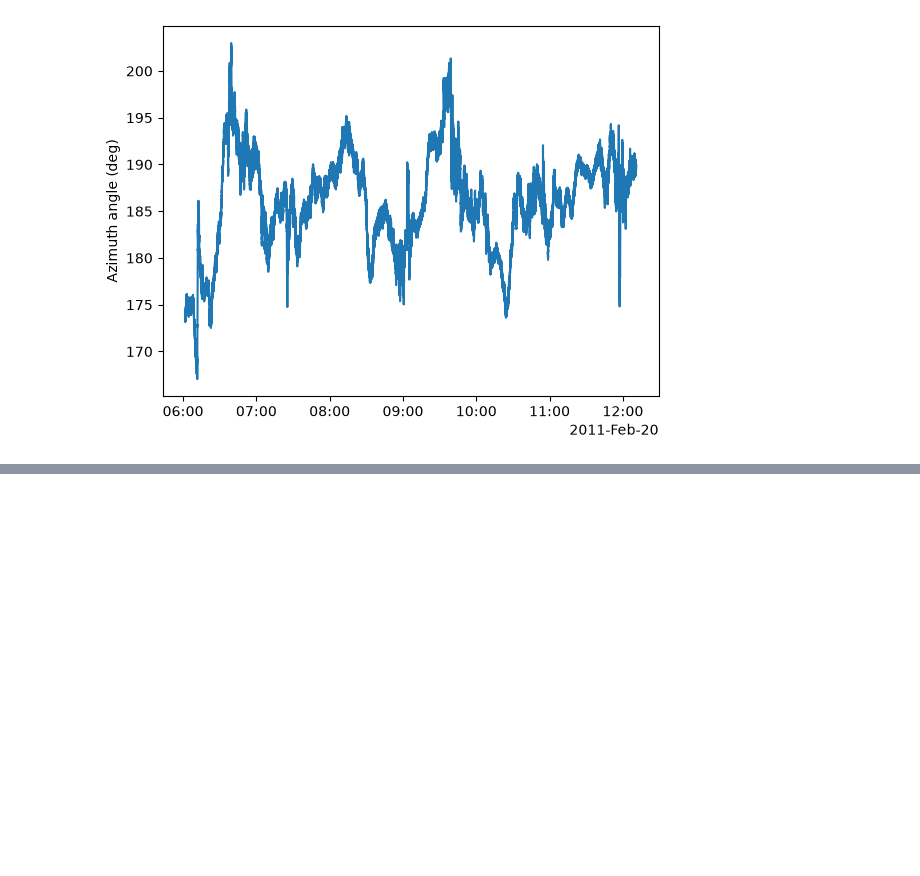
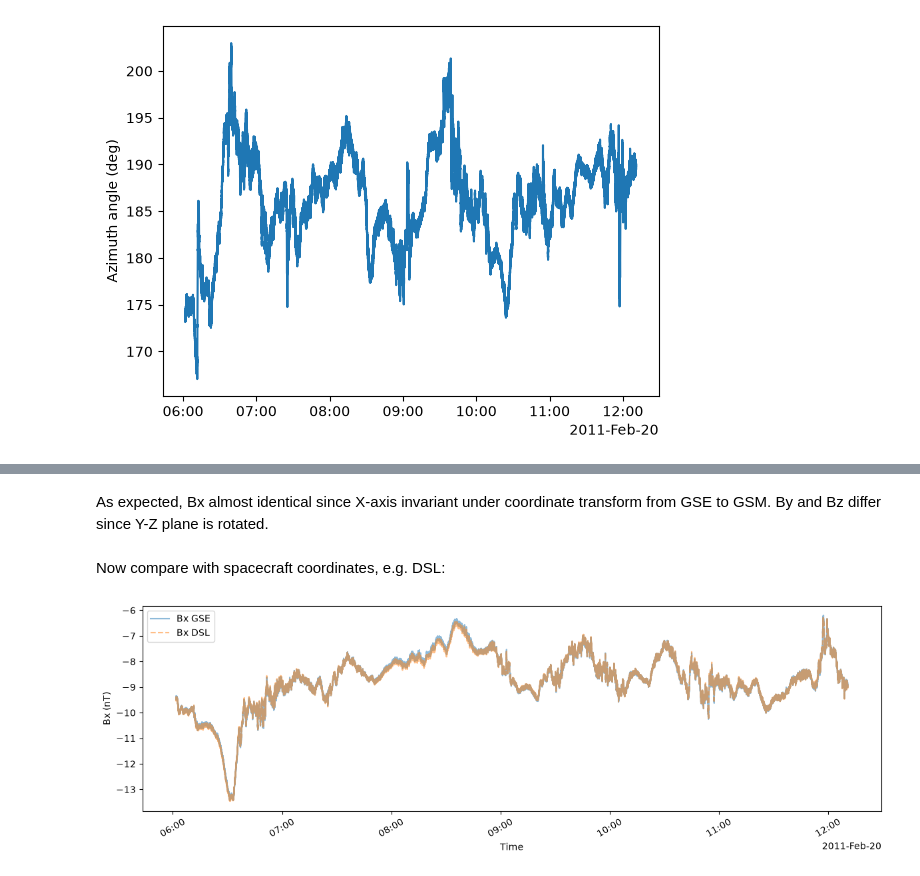
Before and after one commit to yulunwu000/artemis-lunar-plasma, a Jupyter notebook: notebooks/00_pyspedas_test.ipynb, the cells around one changed output, grey strips where cells are left out. Drawn from its saved outputs; the diff is of its cells as text; code cells hidden in the pictures; blank space fills up the shorter version.

```diff
--- a/notebooks/00_pyspedas_test.ipynb
+++ b/notebooks/00_pyspedas_test.ipynb
@@ -280,0 +354,19 @@ Text(0, 0.5, 'Azimuth angle (deg)')
+# %% [markdown]
+As expected, Bx almost identical since X-axis invariant under coordinate transform from GSE to GSM. By and Bz differ since Y-Z plane is rotated.
+# %% [markdown]
+Now compare with spacecraft coordinates, e.g. DSL:
+# %%
+times_dsl, B_dsl, meta_dsl = get_data("thb_fgl_dsl")
+
+plt.figure(figsize=(12, 4))
+plt.plot(dt, B_gse[:, 0], label="Bx GSE", alpha=0.5)
+plt.plot(dt, B_dsl[:, 0], label="Bx DSL", linestyle="--", alpha = 0.5)
+
+plt.xlabel("Time")
+plt.ylabel("Bx (nT)")
+plt.legend()
+plt.xticks(rotation=30)
+plt.tight_layout()
+plt.show()
+# %% [output]
+[figure, added]
```
Also changed, not shown: parts of 14 cells of this notebook.
